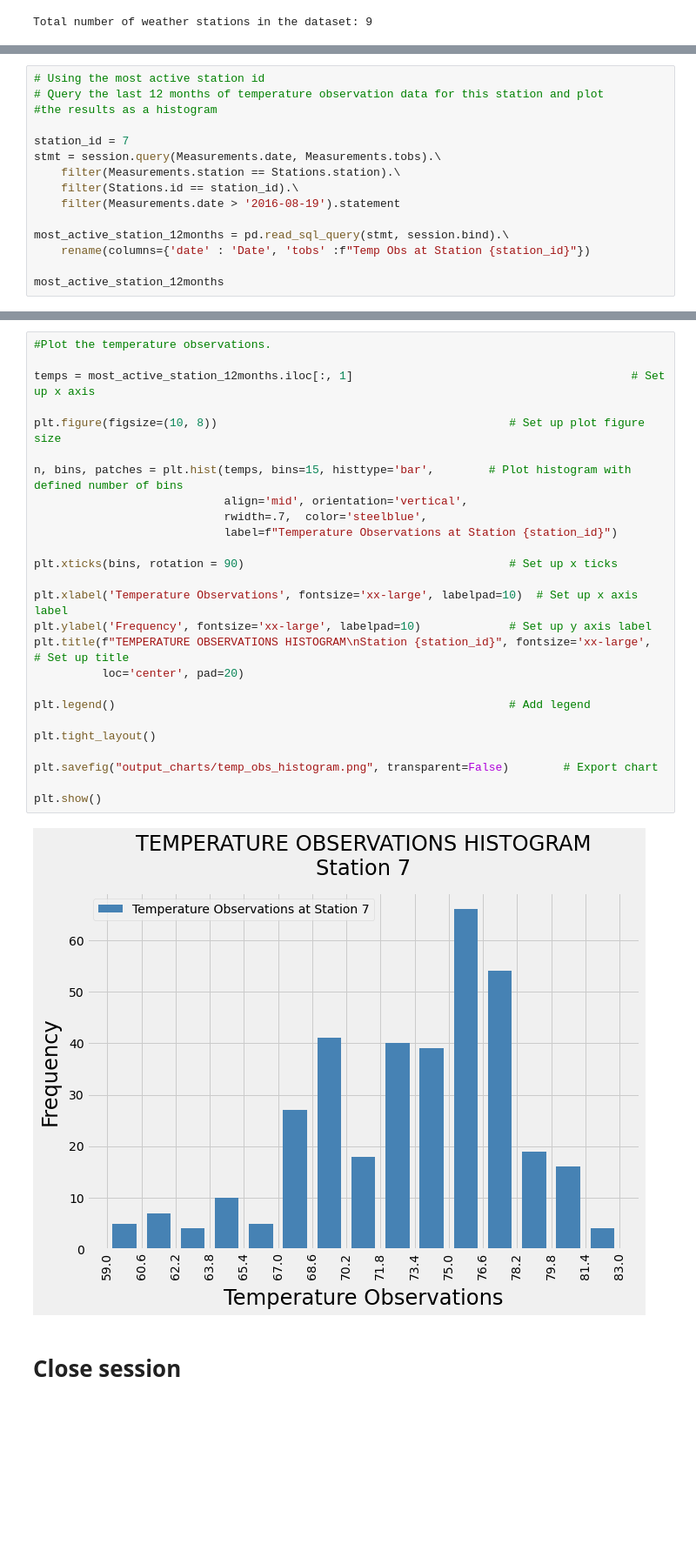
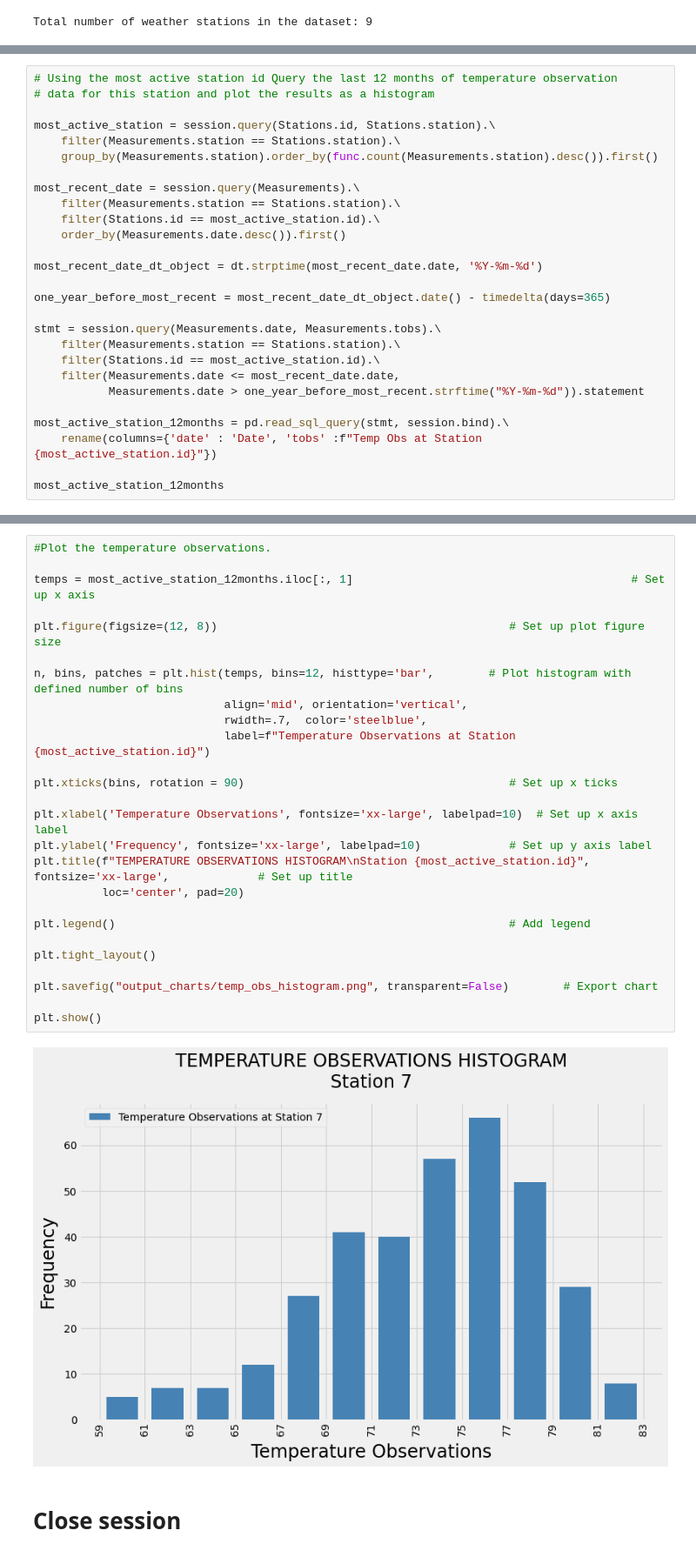
Before and after one commit to kennethcandersen/Weather-Database-and-API-Service, a Jupyter notebook: climate_starter.ipynb, the cells around one changed output, grey strips where cells are left out. Shown: that part at 87% size. Saved outputs shown, nothing was run; the diff lists cells and outputs as text; blank space fills up the shorter version.

```diff
--- a/climate_starter.ipynb
+++ b/climate_starter.ipynb
@@ -211,16 +208,28 @@ most_active_station.describe()
 # %%
-# Using the most active station id
-# Query the last 12 months of temperature observation data for this station and plot
-#the results as a histogram
+# Using the most active station id Query the last 12 months of temperature observation
+# data for this station and plot the results as a histogram
 
-station_id = 7
+most_active_station = session.query(Stations.id, Stations.station).\
+    filter(Measurements.station == Stations.station).\
+    group_by(Measurements.station).order_by(func.count(Measurements.station).desc()).first()
+
+most_recent_date = session.query(Measurements).\
+    filter(Measurements.station == Stations.station).\
+    filter(Stations.id == most_active_station.id).\
+    order_by(Measurements.date.desc()).first()
+
+most_recent_date_dt_object = dt.strptime(most_recent_date.date, '%Y-%m-%d')
+
+one_year_before_most_recent = most_recent_date_dt_object.date() - timedelta(days=365)
+
 stmt = session.query(Measurements.date, Measurements.tobs).\
     filter(Measurements.station == Stations.station).\
-    filter(Stations.id == station_id).\
-    filter(Measurements.date > '2016-08-19').statement
+    filter(Stations.id == most_active_station.id).\
+    filter(Measurements.date <= most_recent_date.date,
+           Measurements.date > one_year_before_most_recent.strftime("%Y-%m-%d")).statement
 
 most_active_station_12months = pd.read_sql_query(stmt, session.bind).\
-    rename(columns={'date' : 'Date', 'tobs' :f"Temp Obs at Station {station_id}"})
+    rename(columns={'date' : 'Date', 'tobs' :f"Temp Obs at Station {most_active_station.id}"})
 
 most_active_station_12months
 # %% [output]
@@ -240,31 +249,31 @@ most_active_station_12months
 # %%
 #Plot the temperature observations.
 
 temps = most_active_station_12months.iloc[:, 1]                                         # Set up x axis
 
-plt.figure(figsize=(10, 8))                                           # Set up plot figure size
+plt.figure(figsize=(12, 8))                                           # Set up plot figure size
 
-n, bins, patches = plt.hist(temps, bins=15, histtype='bar',        # Plot histogram with defined number of bins
+n, bins, patches = plt.hist(temps, bins=12, histtype='bar',        # Plot histogram with defined number of bins
                             align='mid', orientation='vertical',
                             rwidth=.7,  color='steelblue',
-                            label=f"Temperature Observations at Station {station_id}")
+                            label=f"Temperature Observations at Station {most_active_station.id}")
 
 plt.xticks(bins, rotation = 90)                                       # Set up x ticks
 
 plt.xlabel('Temperature Observations', fontsize='xx-large', labelpad=10)  # Set up x axis label
 plt.ylabel('Frequency', fontsize='xx-large', labelpad=10)             # Set up y axis label
-plt.title(f"TEMPERATURE OBSERVATIONS HISTOGRAM\nStation {station_id}", fontsize='xx-large',             # Set up title
+plt.title(f"TEMPERATURE OBSERVATIONS HISTOGRAM\nStation {most_active_station.id}", fontsize='xx-large',             # Set up title
           loc='center', pad=20)
 
 plt.legend()                                                          # Add legend
 
 plt.tight_layout()
 
 plt.savefig("output_charts/temp_obs_histogram.png", transparent=False)        # Export chart
 
 plt.show()
 # %% [output]
-[figure, old version]
+[figure, new version]
 # %% [markdown]
 # Close session
 # %%
```
Also changed, not shown: parts of 7 cells of this notebook, 4 other files.
